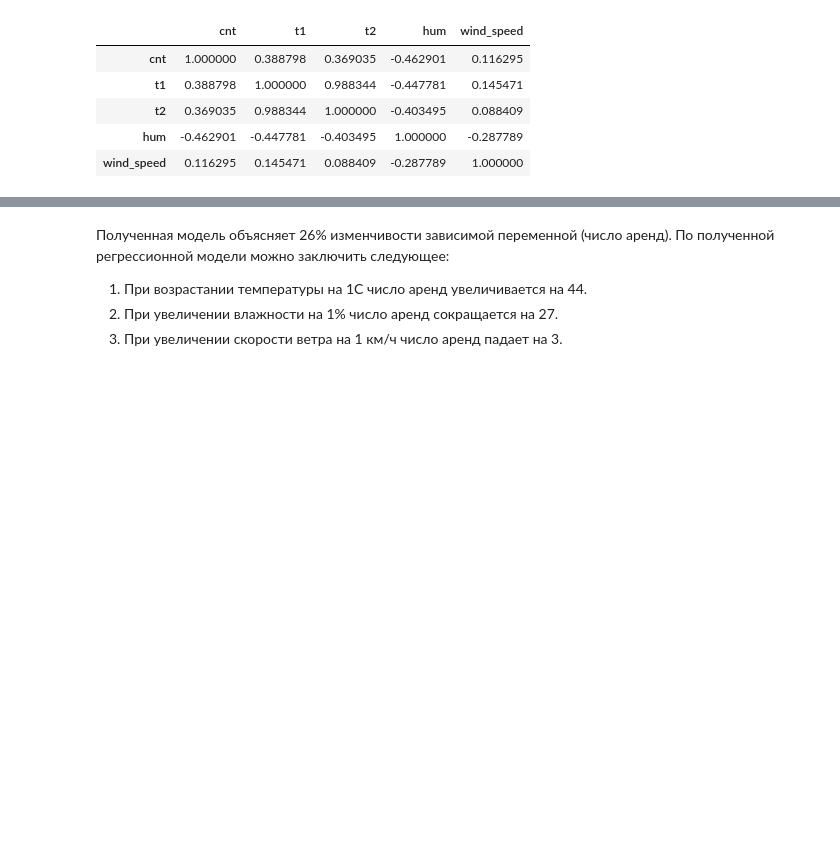
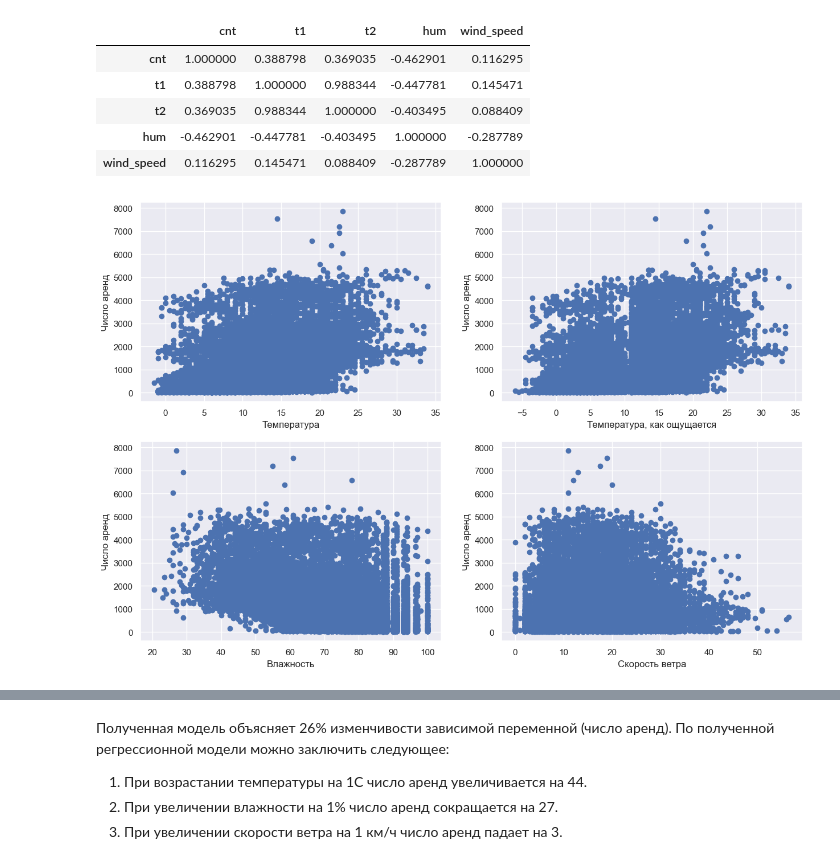
Before and after one commit to ShakurovaAlla/Bicycle_rent, a Jupyter notebook: bicycle_rent.ipynb, the cells around one changed output, grey strips where cells are left out. Cells and saved outputs as stored; diff of their text form; code cells hidden in the pictures; blank space fills up the shorter version.

```diff
--- a/bicycle_rent.ipynb
+++ b/bicycle_rent.ipynb
@@ -353,5 +353,28 @@ london.corr()
 | t2 | 0.369035 | 0.988344 | 1.000000 | -0.403495 | 0.088409 |
 | hum | -0.462901 | -0.447781 | -0.403495 | 1.000000 | -0.287789 |
 | wind_speed | 0.116295 | 0.145471 | 0.088409 | -0.287789 | 1.000000 |
+# %%
+# Построим графики
+fig, ((ax1, ax2), (ax3, ax4)) = plt.subplots(nrows=2, ncols=2, figsize=(15, 10))
+
+ax1.scatter(x='t1', y='cnt', data=london)
+ax1.set_xlabel('Температура')
+ax1.set_ylabel('Число аренд')
+
+ax2.scatter(x='t2', y='cnt', data=london)
+ax2.set_xlabel('Температура, как ощущается')
+ax2.set_ylabel('Число аренд')
+
+ax3.scatter(x='hum', y='cnt', data=london)
+ax3.set_xlabel('Влажность')
+ax3.set_ylabel('Число аренд')
+
+ax4.scatter(x='wind_speed', y='cnt', data=london)
+ax4.set_xlabel('Скорость ветра')
+ax4.set_ylabel('Число аренд')
+
+plt.show()
+# %% [output]
+[figure, added]
 # %%
 # Между t1 (температура) и t2 (температура как ощущается) сильная положительная корреляция.
```
Also changed, not shown: parts of 8 cells of this notebook.
